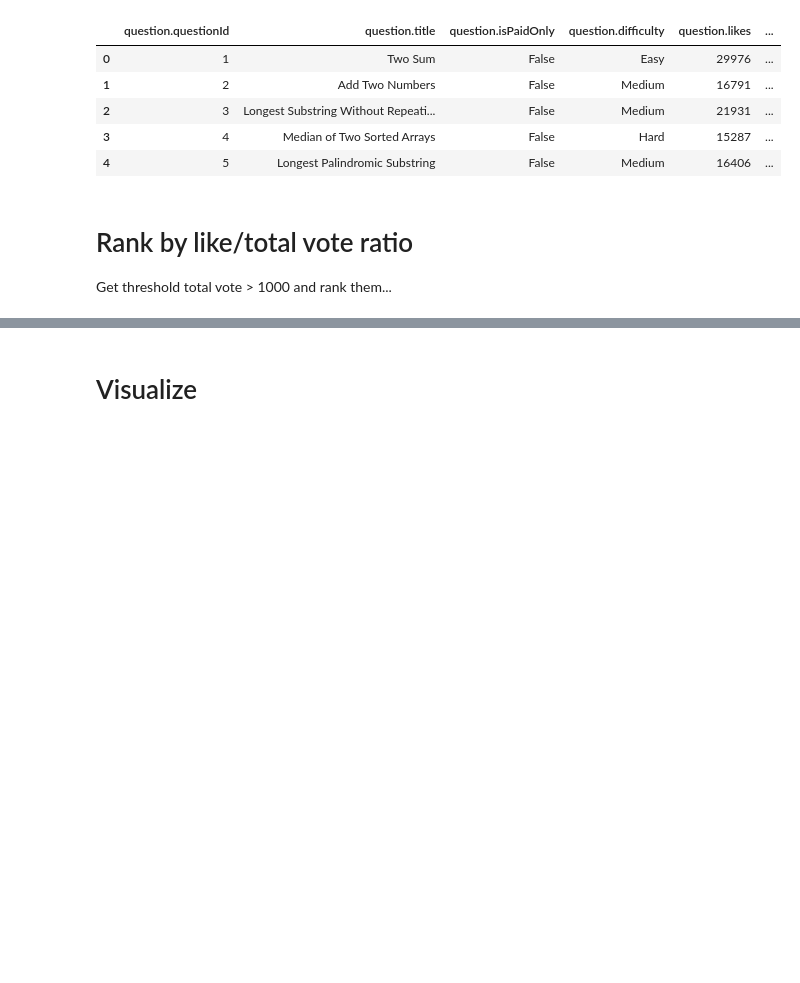
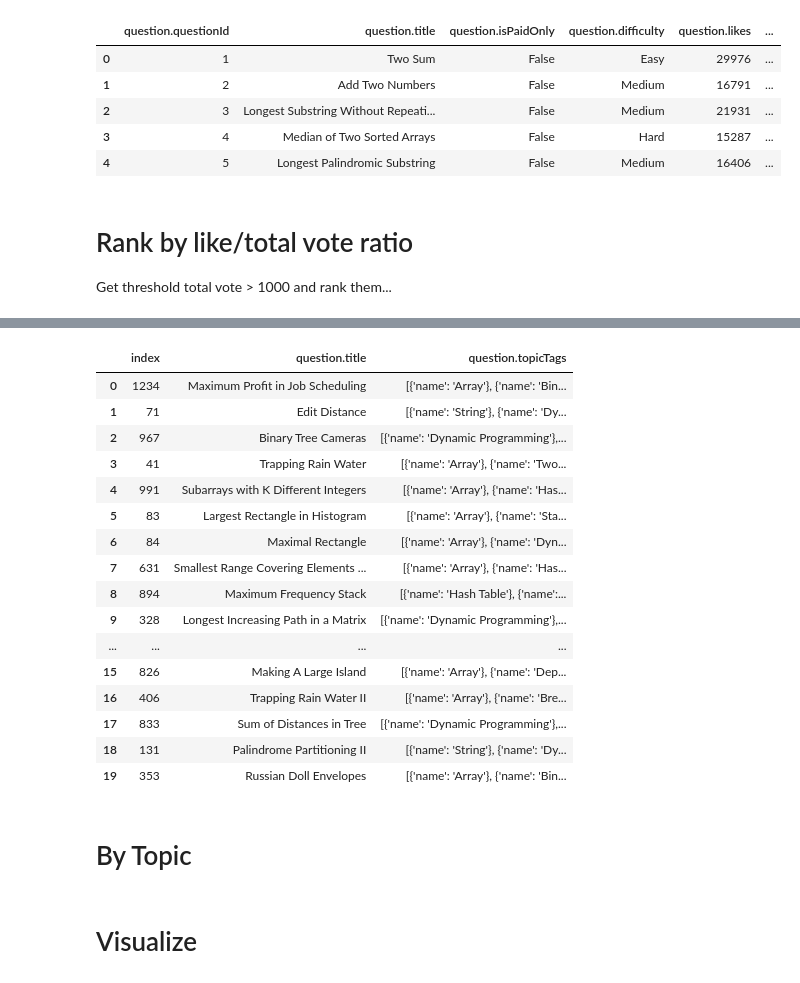
Before and after one commit to b-y-f/leetcode-problem-data-explore, a Jupyter notebook: Leetcode analysis.ipynb, the cells around one changed output, grey strips where cells are left out. Cells and saved outputs as stored; diff of their text form; code cells hidden in the pictures; blank space fills up the shorter version.

```diff
--- a/Leetcode analysis.ipynb
+++ b/Leetcode analysis.ipynb
@@ -47,2 +97,24 @@ lc['like ratio'] = lc['question.likes']/(lc['question.dislikes'] + lc['question.
+# %%
+hard.reset_index()[['index','question.title','question.topicTags']].head(20)
+# %% [output]
+|  | index | question.title | question.topicTags |
+| 0 | 1234 | Maximum Profit in Job Scheduling | [{'name': 'Array'}, {'name': 'Bin... |
+| 1 | 71 | Edit Distance | [{'name': 'String'}, {'name': 'Dy... |
+| 2 | 967 | Binary Tree Cameras | [{'name': 'Dynamic Programming'},... |
+| 3 | 41 | Trapping Rain Water | [{'name': 'Array'}, {'name': 'Two... |
+| 4 | 991 | Subarrays with K Different Integers | [{'name': 'Array'}, {'name': 'Has... |
+| 5 | 83 | Largest Rectangle in Histogram | [{'name': 'Array'}, {'name': 'Sta... |
+| 6 | 84 | Maximal Rectangle | [{'name': 'Array'}, {'name': 'Dyn... |
+| 7 | 631 | Smallest Range Covering Elements ... | [{'name': 'Array'}, {'name': 'Has... |
+| 8 | 894 | Maximum Frequency Stack | [{'name': 'Hash Table'}, {'name':... |
+| 9 | 328 | Longest Increasing Path in a Matrix | [{'name': 'Dynamic Programming'},... |
+| ... | ... | ... | ... |
+| 15 | 826 | Making A Large Island | [{'name': 'Array'}, {'name': 'Dep... |
+| 16 | 406 | Trapping Rain Water II | [{'name': 'Array'}, {'name': 'Bre... |
+| 17 | 833 | Sum of Distances in Tree | [{'name': 'Dynamic Programming'},... |
+| 18 | 131 | Palindrome Partitioning II | [{'name': 'String'}, {'name': 'Dy... |
+| 19 | 353 | Russian Doll Envelopes | [{'name': 'Array'}, {'name': 'Bin... |
+# %% [markdown]
+# By Topic
 # %% [markdown]
 # Visualize
```
Also changed, not shown: parts of 5 cells of this notebook, 2 other files.
